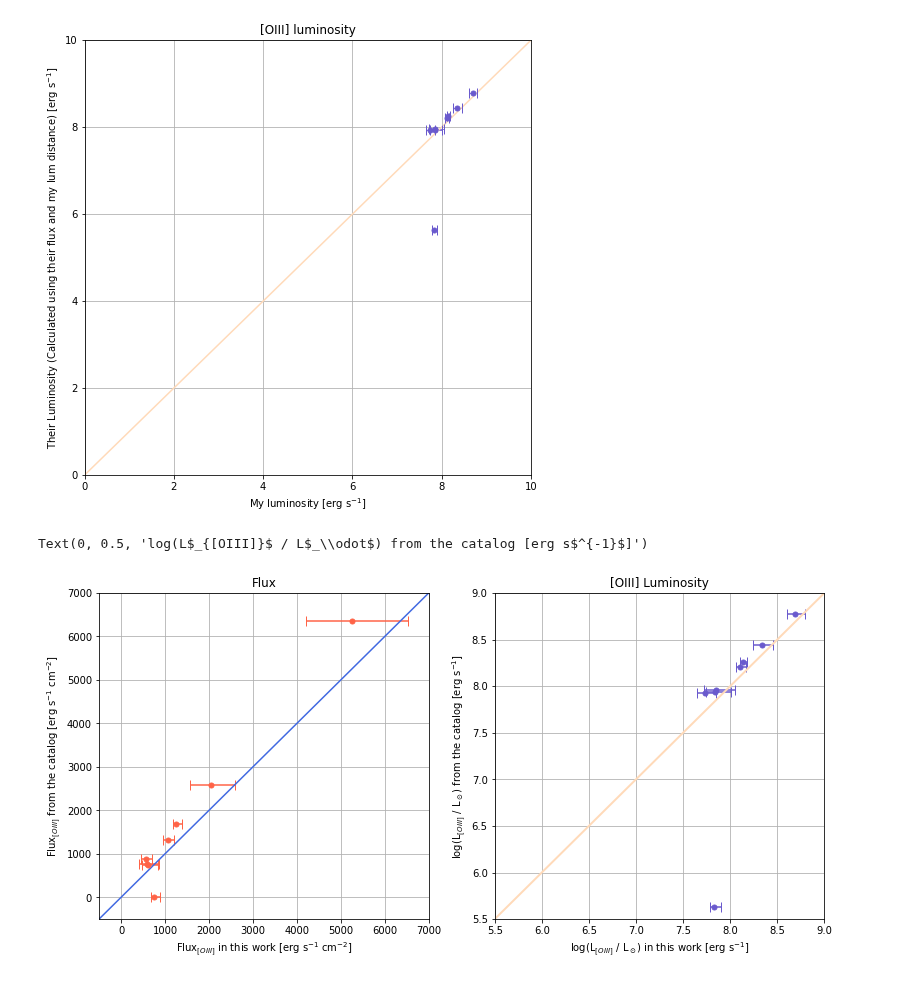
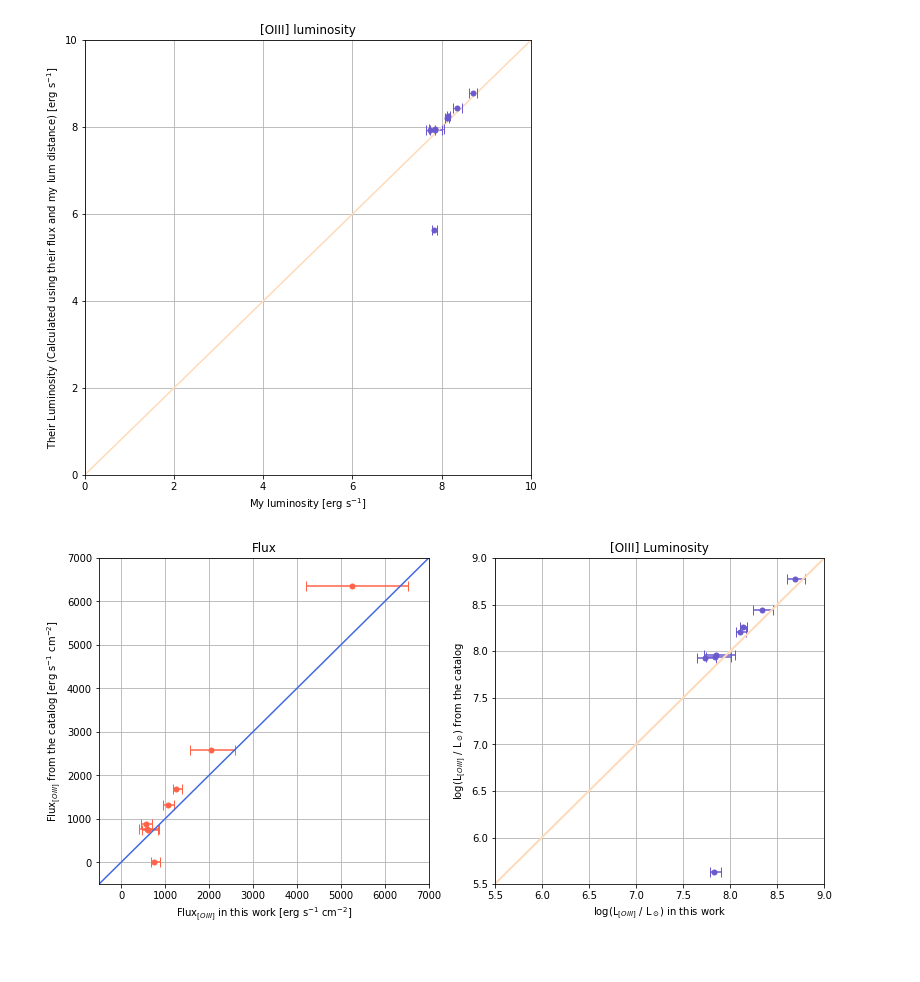
Before and after one commit to Natacha-U/Snr-Prj, a Jupyter notebook: Display_Results.ipynb, the cells around one changed output. Drawn from its saved outputs; the diff is of its cells as text; code cells hidden in the pictures.

```diff
--- a/Display_Results.ipynb
+++ b/Display_Results.ipynb
@@ -743,27 +844,26 @@ plt.errorbar(lum, oiiilum_log, xerr = lum_uncertainty, fmt = '.', color = 'slate
 # %%
 fig, (f, l) = plt.subplots(1,2, figsize = (13,6))
 
 f.grid()
 f.errorbar(flux, file_flux, xerr = asymmetric_error, fmt = '.', color = 'tomato', ms = 10, capsize = 5)
 f.plot([-500,7000], [-500,7000], color = 'royalblue')
 f.set_xlim(-500,7000)
 f.set_ylim(-500,7000)
 f.set_xlabel('Flux$_{[OIII]}$ in this work' + ' [erg s$^{-1}$ cm$^{-2}$]')
 f.set_ylabel('Flux$_{[OIII]}$ from the catalog '
            + '[erg s$^{-1}$ cm$^{-2}$]')
 f.set_title('Flux')
 
 
 l.grid()
 l.errorbar(lum, oiiilum_log, xerr = lum_uncertainty, fmt = '.', color = 'slateblue', ms = 10, capsize = 5)
 l.plot([5.5,9], [5.5,9], color = 'peachpuff', linewidth = 2)
 l.set_xlim(5.5,9)
 l.set_ylim(5.5,9)
 l.set_title('[OIII] Luminosity')
-l.set_xlabel('log(L$_{[OIII]}$ / L$_\odot$) in this work [erg s$^{-1}$]')
-l.set_ylabel('log(L$_{[OIII]}$ / L$_\odot$) from the catalog [erg s$^{-1}$]')
+l.set_xlabel('log(L$_{[OIII]}$ / L$_\odot$) in this work')
+l.set_ylabel('log(L$_{[OIII]}$ / L$_\odot$) from the catalog')
 
 # plt.savefig('Images/fluxandlum_sidebyside.png', bbox_inches = 'tight')
 # %% [output]
-Text(0, 0.5, 'log(L$_{[OIII]}$ / L$_\\odot$) from the catalog [erg s$^{-1}$]')
-[figure, old version]
+[figure, new version]
```
Also changed, not shown: parts of 5 cells of this notebook, 3 other files.
